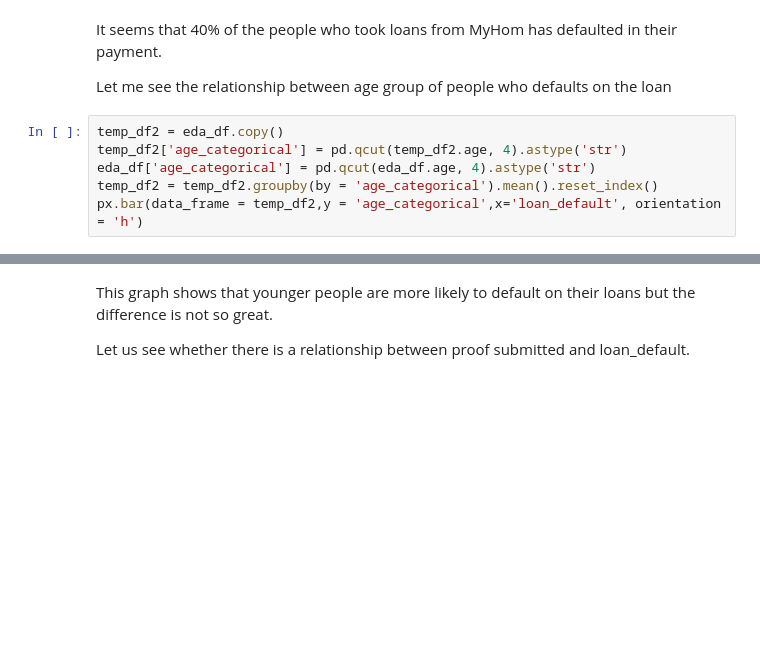
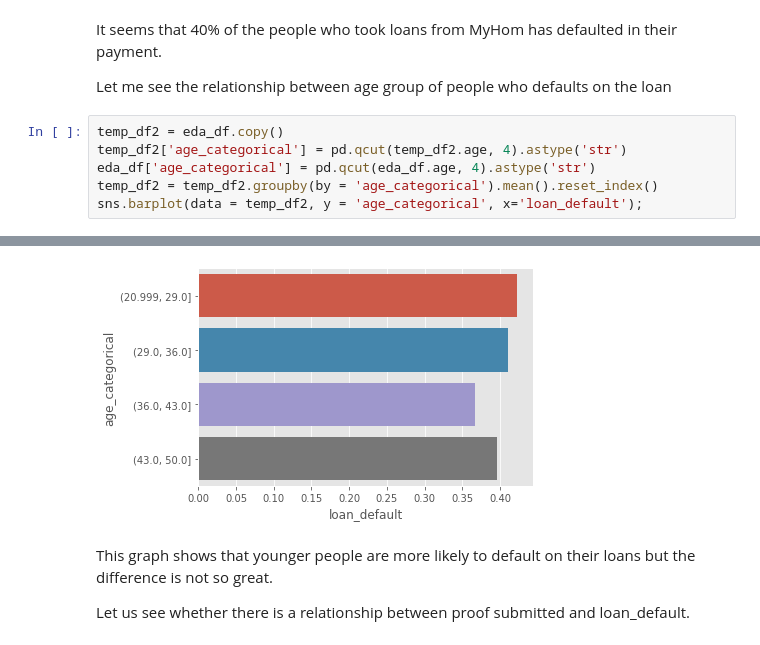
Before and after one commit to Deepakvk18/Machine-Learning, a Jupyter notebook: loan-defaulter-prediction.ipynb, the cells around one changed output, grey strips where cells are left out. Saved outputs shown, nothing was run; the diff lists cells and outputs as text; blank space fills up the shorter version.

```diff
--- a/loan-defaulter-prediction.ipynb
+++ b/loan-defaulter-prediction.ipynb
@@ -201,5 +204,5 @@ temp_df2 = eda_df.copy()
 temp_df2['age_categorical'] = pd.qcut(temp_df2.age, 4).astype('str')
 eda_df['age_categorical'] = pd.qcut(eda_df.age, 4).astype('str')
 temp_df2 = temp_df2.groupby(by = 'age_categorical').mean().reset_index()
-px.bar(data_frame = temp_df2,y = 'age_categorical',x='loan_default', orientation = 'h')
+sns.barplot(data = temp_df2, y = 'age_categorical', x='loan_default');
 # %% [output]
@@ -207,3 +209,4 @@ px.bar(data_frame = temp_df2,y = 'age_categorical',x='loan_default', orientation
+[figure, added]
 # %% [markdown]
 This graph shows that younger  people are more likely to default on their loans but the difference is not so great.
 
```
Also changed, not shown: parts of 31 cells of this notebook.
